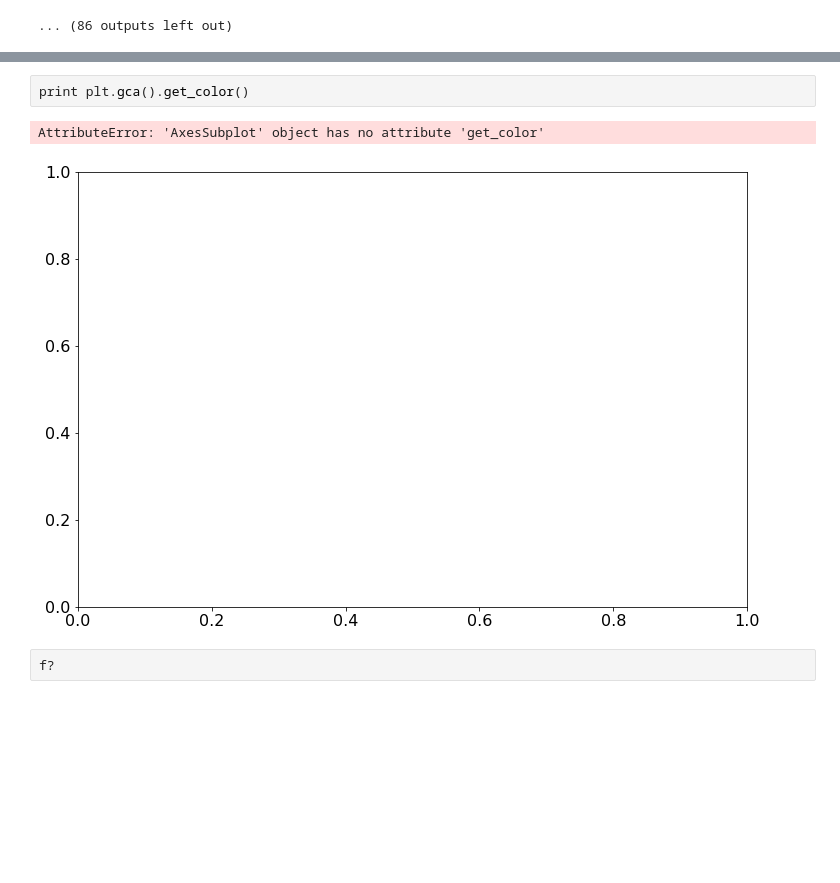
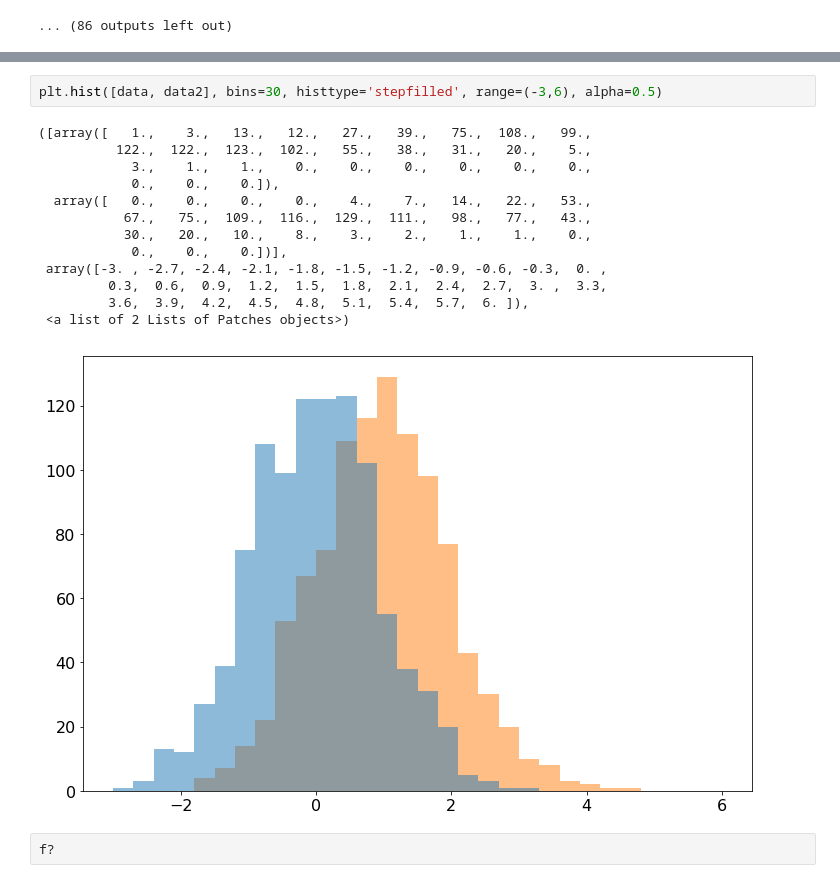
Before and after one commit to pollackscience/histogram_plus, a Jupyter notebook: scripts/hist_plus.ipynb, the cells around one changed output, grey strips where cells are left out. Cells and saved outputs as stored; diff of their text form; blank space fills up the shorter version.

```diff
--- a/scripts/hist_plus.ipynb
+++ b/scripts/hist_plus.ipynb
@@ -68,8 +69,19 @@ hist(data2, bins=30, histtype='marker', errorbars=True, alpha=1, range=(-3,6), c
-# %%
-print plt.gca().get_color()
-# %% [output]
-AttributeError: 'AxesSubplot' object has no attribute 'get_color'
-[figure, removed]
+# %%
+plt.hist([data, data2], bins=30, histtype='stepfilled', range=(-3,6), alpha=0.5)
+# %% [output]
+([array([   1.,    3.,   13.,   12.,   27.,   39.,   75.,  108.,   99.,
+          122.,  122.,  123.,  102.,   55.,   38.,   31.,   20.,    5.,
+            3.,    1.,    1.,    0.,    0.,    0.,    0.,    0.,    0.,
+            0.,    0.,    0.]),
+  array([   0.,    0.,    0.,    0.,    4.,    7.,   14.,   22.,   53.,
+           67.,   75.,  109.,  116.,  129.,  111.,   98.,   77.,   43.,
+           30.,   20.,   10.,    8.,    3.,    2.,    1.,    1.,    0.,
+            0.,    0.,    0.])],
+ array([-3. , -2.7, -2.4, -2.1, -1.8, -1.5, -1.2, -0.9, -0.6, -0.3,  0. ,
+         0.3,  0.6,  0.9,  1.2,  1.5,  1.8,  2.1,  2.4,  2.7,  3. ,  3.3,
+         3.6,  3.9,  4.2,  4.5,  4.8,  5.1,  5.4,  5.7,  6. ]),
+ <a list of 2 Lists of Patches objects>)
+[figure, added]
 # %%
 f?
 # %%
```
Also changed, not shown: parts of 1 cell of this notebook, 1 other file.
